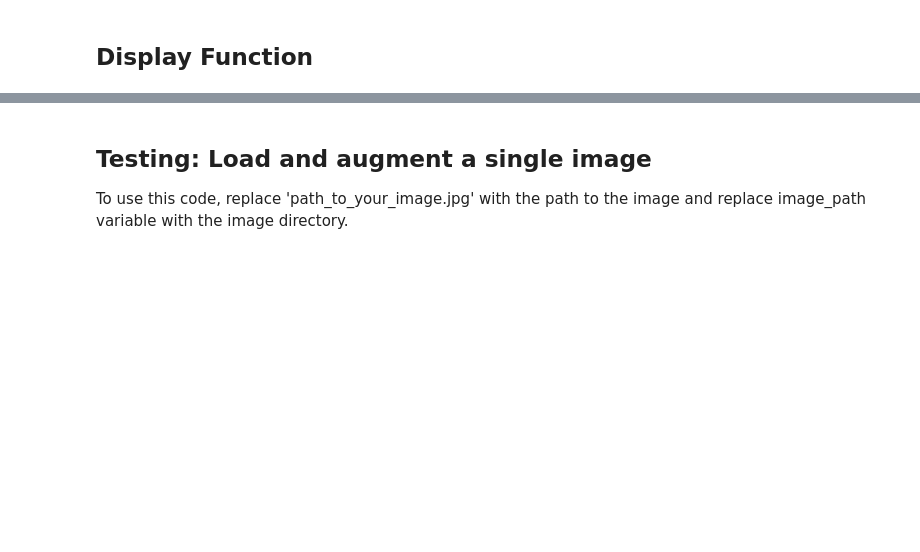
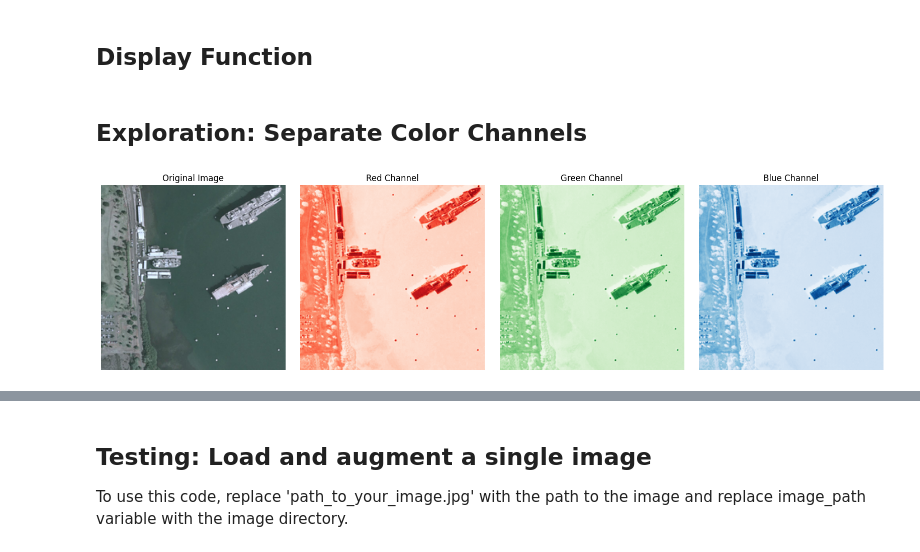
Before and after one commit to ElanoBeer/synthetic-satellite-pipeline, a Jupyter notebook: notebooks/image_augmentation_utils.ipynb, the cells around one changed output, grey strips where cells are left out. Saved outputs shown, nothing was run; the diff lists cells and outputs as text; code cells hidden in the pictures; blank space fills up the shorter version.

Commit message:
add segmentation, rgb insights, and s2 visuals

```diff
--- a/notebooks/image_augmentation_utils.ipynb
+++ b/notebooks/image_augmentation_utils.ipynb
@@ -218,3 +218,38 @@ def display_segmentation_augmentations(image, mask, n_examples=5):
 
     plt.tight_layout()
     plt.show()
+# %% [markdown]
+## Exploration: Separate Color Channels
+# %%
+def visualize_rgb_channels(image):
+    """
+    Visualize the RGB channels of an image.
+
+    Args:
+        image (PIL.Image.Image): Input image in RGB format
+    """
+    # Split the image into R, G, B channels
+    r, g, b = image.split()
+
+    # Create a 1-row, 4-column figure
+    fig, axes = plt.subplots(1, 4, figsize=(16, 4))
+
+    # Titles and colormaps for each image
+    titles = ["Original Image", "Red Channel", "Green Channel", "Blue Channel"]
+    images = [image, r, g, b]
+    cmaps = [None, "Reds", "Greens", "Blues"]  # None for original RGB image
+
+    # Loop through axes and plot images
+    for ax, img, title, cmap in zip(axes, images, titles, cmaps):
+        ax.imshow(img, cmap=cmap)
+        ax.set_title(title)
+        ax.axis("off")
+
+    plt.tight_layout()
+    plt.show()
+# %%
+# Example usage:
+image = load_and_preprocess_image('E:/Datasets/MasatiV2/JPEGImages/001139.bmp')
+visualize_rgb_channels(image)
+# %% [output]
+[figure, added]
```
Also changed, not shown: parts of 5 cells of this notebook, 1 other file.
